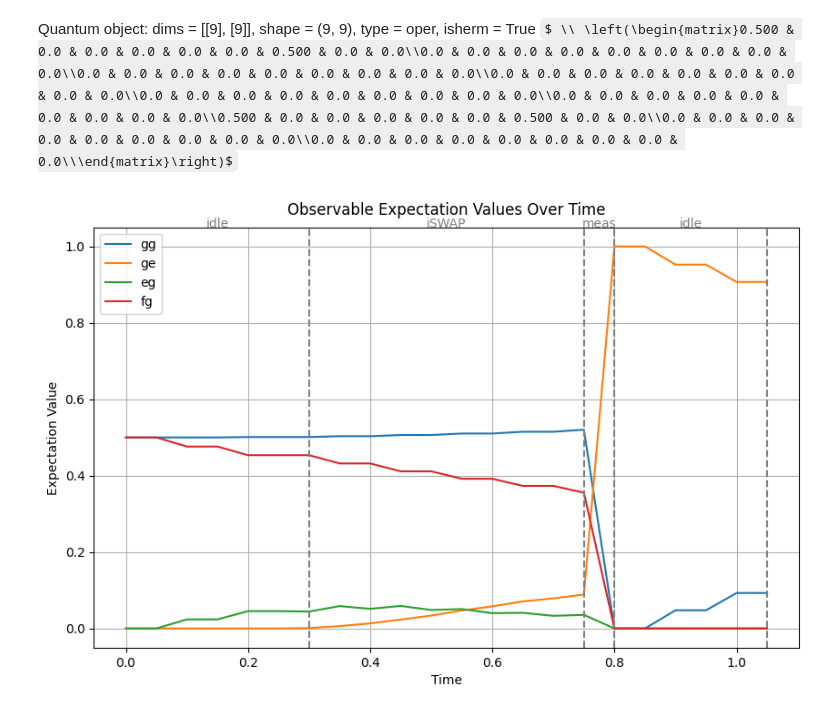
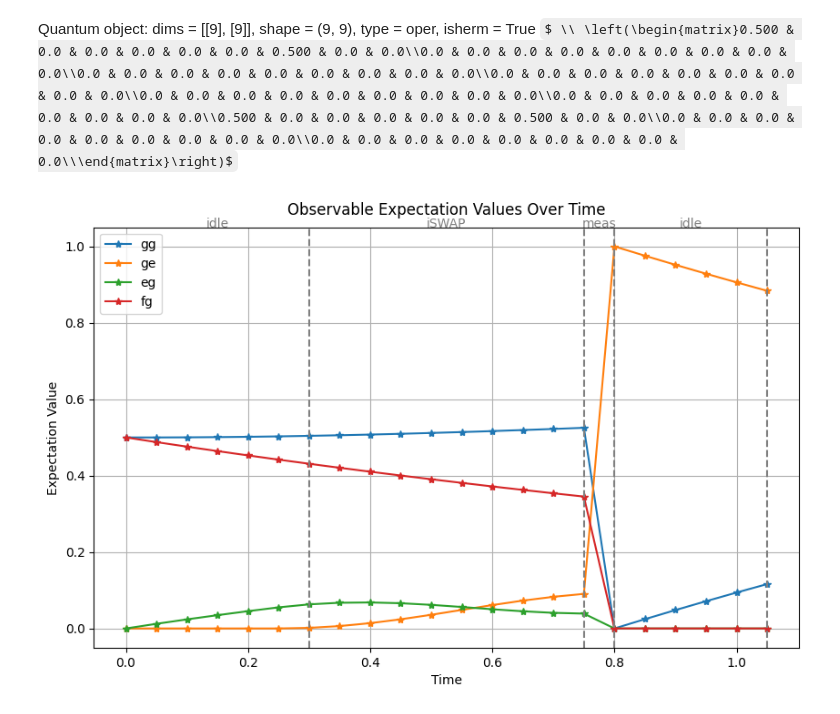
Before and after one commit to Pitt-JonesLab/quantum_logical, a Jupyter notebook: src/notebooks/noisy_simulation/03_noisy_erasure_detect.ipynb, the cells around one changed output. Drawn from its saved outputs; the diff is of its cells as text; code cells hidden in the pictures; some formulas as TeX source.

Commit message:
fix: mismatch trotter timestep, add markers to observable plot

```diff
--- a/src/notebooks/noisy_simulation/03_noisy_erasure_detect.ipynb
+++ b/src/notebooks/noisy_simulation/03_noisy_erasure_detect.ipynb
@@ -69,7 +68,7 @@ amp_damp_channel = AmplitudeDamping(T1, num_qubits=N, hilbert_space_dim=dim)
 phase_damp_channel = PhaseDamping(T1, T2, num_qubits=N, hilbert_space_dim=dim)
 trotter = TrotterGroup(
     continuous_operators=[amp_damp_channel, phase_damp_channel],
-    trotter_dt=trotter_step_size,
+    trotter_dt=trotter_dt,
 )
 
 
@@ -195,7 +194,7 @@ def plot_observables_vs_time(
         exp_values = [expect(Qobj(obs, dims=state.dims), state) for state in states]
         if not all(value == 0 for value in exp_values):
             relevant_observables[label] = exp_values
-            plt.plot(time_points, exp_values, label=label)
+            plt.plot(time_points, exp_values, label=label, marker="*")
 
     # Add vertical lines and annotations for stage transitions
     for i, end_time in enumerate(stage_end_times):
@@ -230,24 +229,21 @@ def plot_observables_vs_time(
 # %%
 # Define the schedule for the experiment
 experiment_schedule = [
     {"type": "idle", "duration": 0.3, "unitary": None},
     {"type": "gate", "duration": 0.5, "unitary": iswap},
     # {"type": "idle", "duration": 0.1, "unitary": None},
     {"type": "meas", "duration": 0.05, "outcome": "e"},
     {"type": "idle", "duration": 0.25, "unitary": None},
 ]
 
-# Define a small time step for more granular sampling
-time_step = 0.05
-
 # Execute the experiment with intermediate sampling
 experiment_states, time_points, stage_end_times = execute_experiment_schedule(
-    initial_state, experiment_schedule, time_step
+    initial_state, experiment_schedule, trotter_dt
 )
 
 # Plotting the results
 plot_observables_vs_time(
     time_points, experiment_states, observables, stage_end_times, experiment_schedule
 )
 # %% [output]
-[figure, old version]
+[figure, new version]
```
Also changed, not shown: parts of 1 cell of this notebook.
